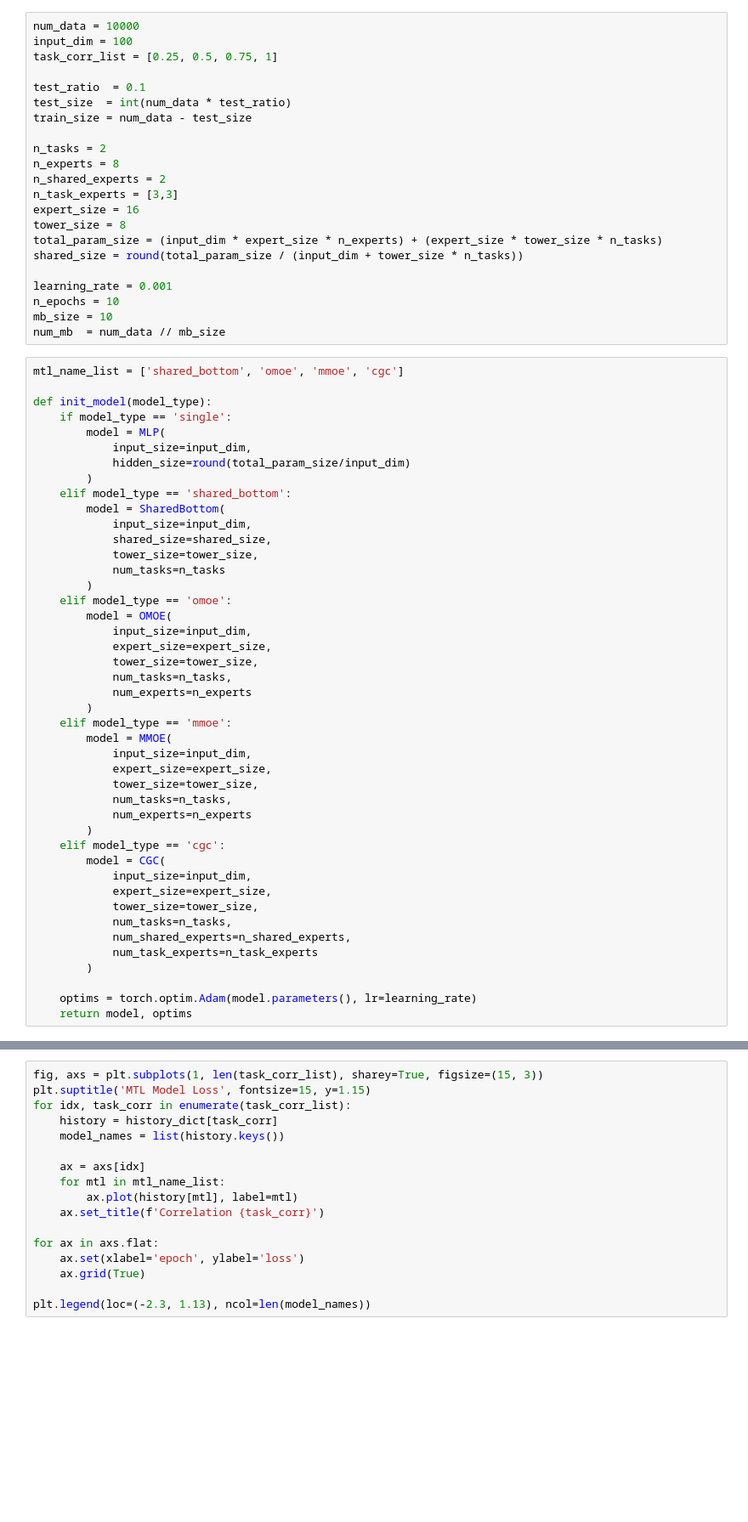
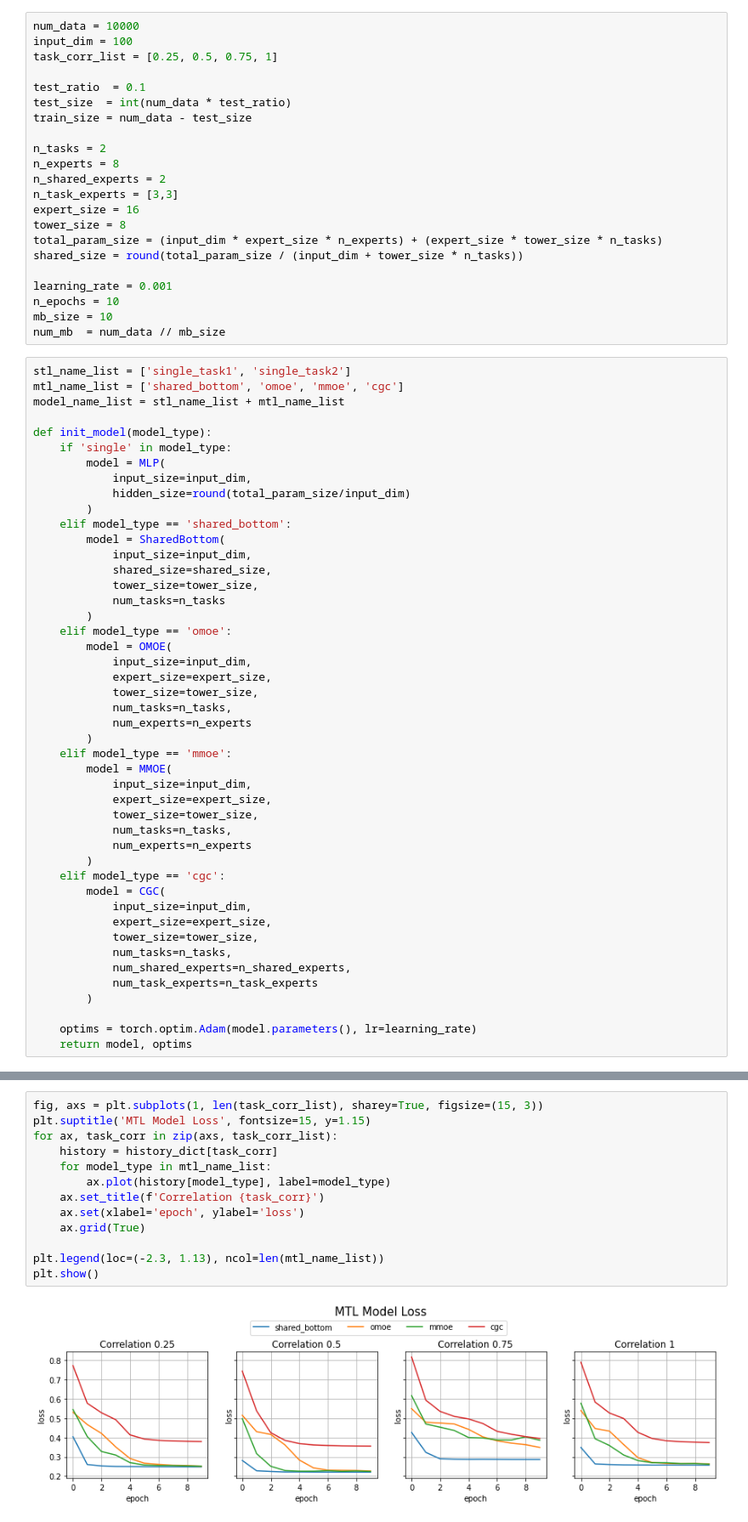
Before and after one commit to daramg-suminlee/multitask-learning-pytorch, a Jupyter notebook: notebooks/synthetic_data.ipynb, the cells around one changed output, grey strips where cells are left out. Shown: that part at 85% size. Saved outputs shown, nothing was run; the diff lists cells and outputs as text; blank space fills up the shorter version.

Commit message:
visualize output

```diff
--- a/notebooks/synthetic_data.ipynb
+++ b/notebooks/synthetic_data.ipynb
@@ -35,10 +35,12 @@ n_epochs = 10
 mb_size = 10
 num_mb  = num_data // mb_size
 # %%
+stl_name_list = ['single_task1', 'single_task2']
 mtl_name_list = ['shared_bottom', 'omoe', 'mmoe', 'cgc']
+model_name_list = stl_name_list + mtl_name_list
 
 def init_model(model_type):
-    if model_type == 'single':
+    if 'single' in model_type:
         model = MLP(
             input_size=input_dim,
             hidden_size=round(total_param_size/input_dim)
@@ -177,20 +126,18 @@ for task_corr in task_corr_list:
 # %%
 fig, axs = plt.subplots(1, len(task_corr_list), sharey=True, figsize=(15, 3))
 plt.suptitle('MTL Model Loss', fontsize=15, y=1.15)
-for idx, task_corr in enumerate(task_corr_list):
+for ax, task_corr in zip(axs, task_corr_list):
     history = history_dict[task_corr]
-    model_names = list(history.keys())
-
-    ax = axs[idx]
-    for mtl in mtl_name_list:
-        ax.plot(history[mtl], label=mtl)
+    for model_type in mtl_name_list:
+        ax.plot(history[model_type], label=model_type)
     ax.set_title(f'Correlation {task_corr}')
-
-for ax in axs.flat:
     ax.set(xlabel='epoch', ylabel='loss')
     ax.grid(True)
 
-plt.legend(loc=(-2.3, 1.13), ncol=len(model_names))
+plt.legend(loc=(-2.3, 1.13), ncol=len(mtl_name_list))
+plt.show()
+# %% [output]
+[figure, added]
 # %%
 X_test = test.dataset.X
 y1_test = test.dataset.y1.view(-1,1)
```
Also changed, not shown: parts of 4 cells of this notebook.
